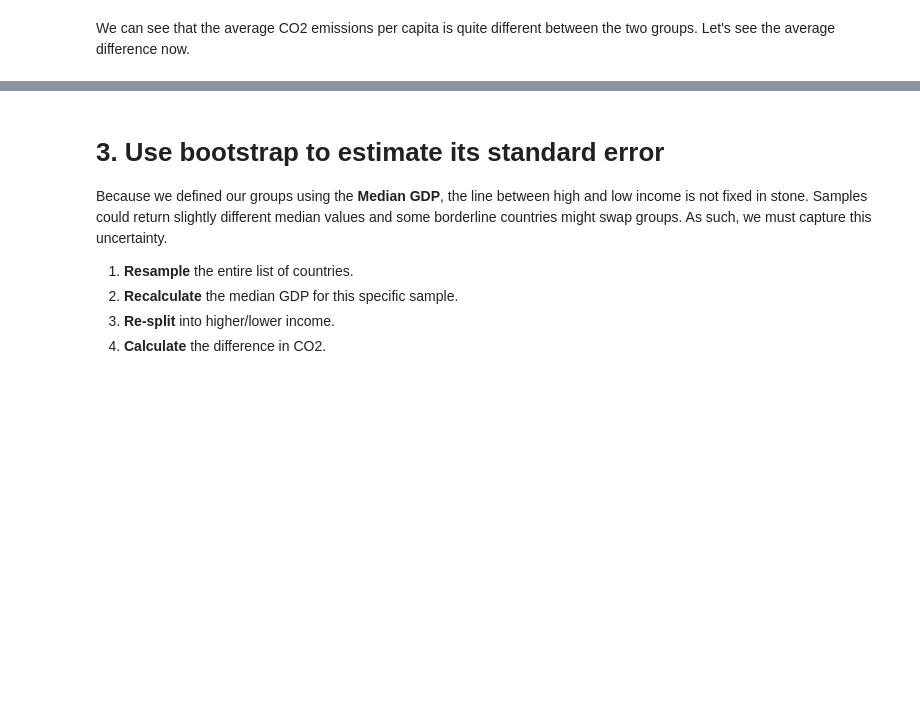
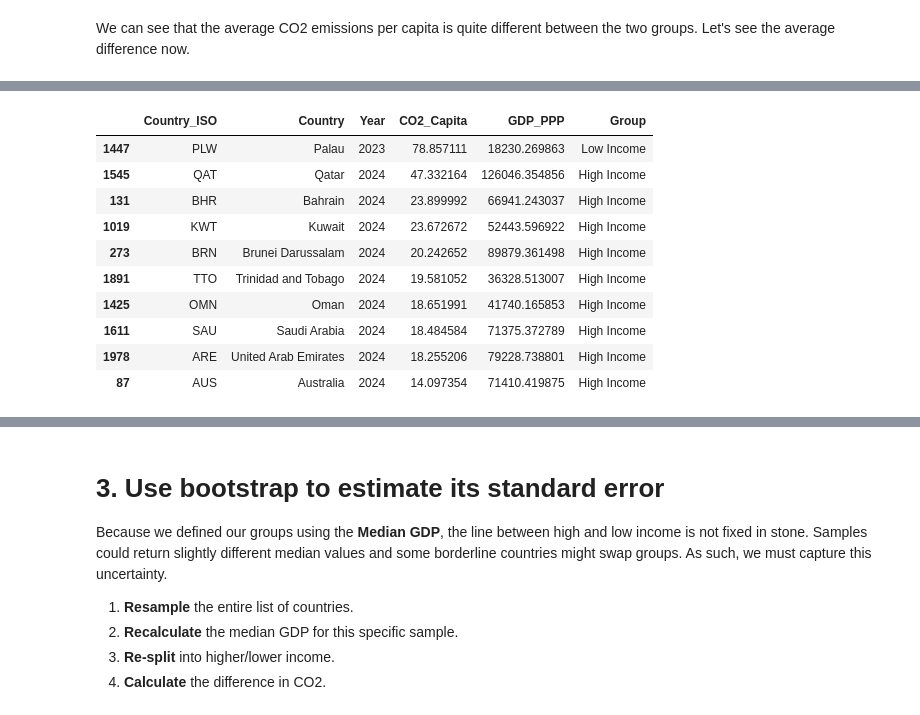
Before and after one commit to felipesebben/bk_data_analysis_studies, a Jupyter notebook: da_data_exercises/ch05-generalizing_from_data/05-WDI_CO2_GDP/05-WDI_CO2_GDP.ipynb, the cells around one changed output, grey strips where cells are left out. Cells and saved outputs as stored; diff of their text form; code cells hidden in the pictures; blank space fills up the shorter version.

```diff
--- a/da_data_exercises/ch05-generalizing_from_data/05-WDI_CO2_GDP/05-WDI_CO2_GDP.ipynb
+++ b/da_data_exercises/ch05-generalizing_from_data/05-WDI_CO2_GDP/05-WDI_CO2_GDP.ipynb
@@ -397,0 +405,14 @@ Higher income countries emit 5.87 tons more CO2 than lower income countries.
+# %%
+df_latest.sort_values(by="CO2_Capita", ascending=False).head(10)
+# %% [output]
+|  | Country_ISO | Country | Year | CO2_Capita | GDP_PPP | Group |
+| 1447 | PLW | Palau | 2023 | 78.857111 | 18230.269863 | Low Income |
+| 1545 | QAT | Qatar | 2024 | 47.332164 | 126046.354856 | High Income |
+| 131 | BHR | Bahrain | 2024 | 23.899992 | 66941.243037 | High Income |
+| 1019 | KWT | Kuwait | 2024 | 23.672672 | 52443.596922 | High Income |
+| 273 | BRN | Brunei Darussalam | 2024 | 20.242652 | 89879.361498 | High Income |
+| 1891 | TTO | Trinidad and Tobago | 2024 | 19.581052 | 36328.513007 | High Income |
+| 1425 | OMN | Oman | 2024 | 18.651991 | 41740.165853 | High Income |
+| 1611 | SAU | Saudi Arabia | 2024 | 18.484584 | 71375.372789 | High Income |
+| 1978 | ARE | United Arab Emirates | 2024 | 18.255206 | 79228.738801 | High Income |
+| 87 | AUS | Australia | 2024 | 14.097354 | 71410.419875 | High Income |
```
Also changed, not shown: parts of 18 cells of this notebook, 2 other files.
